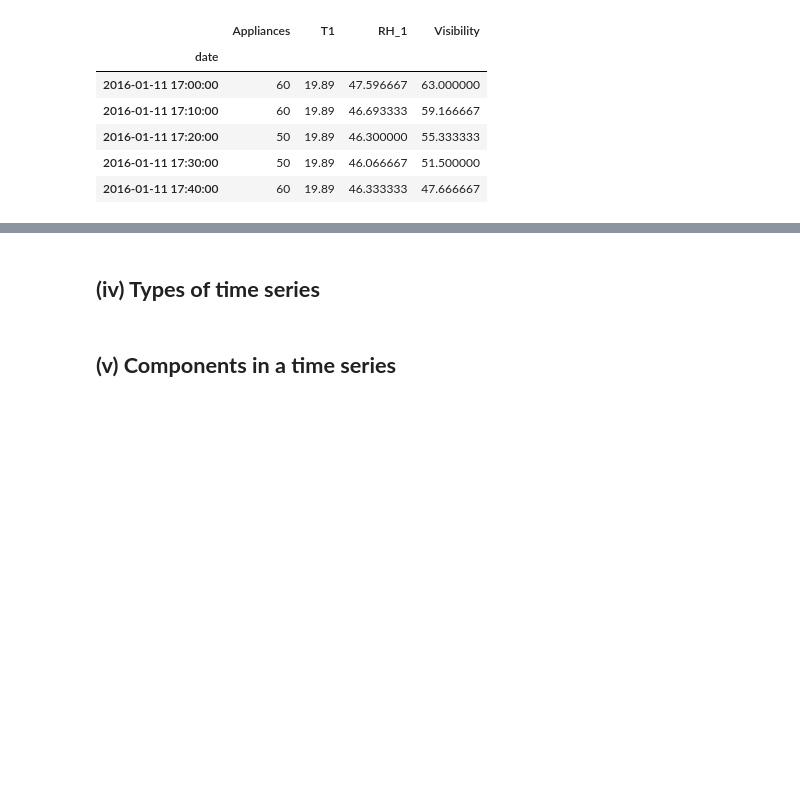
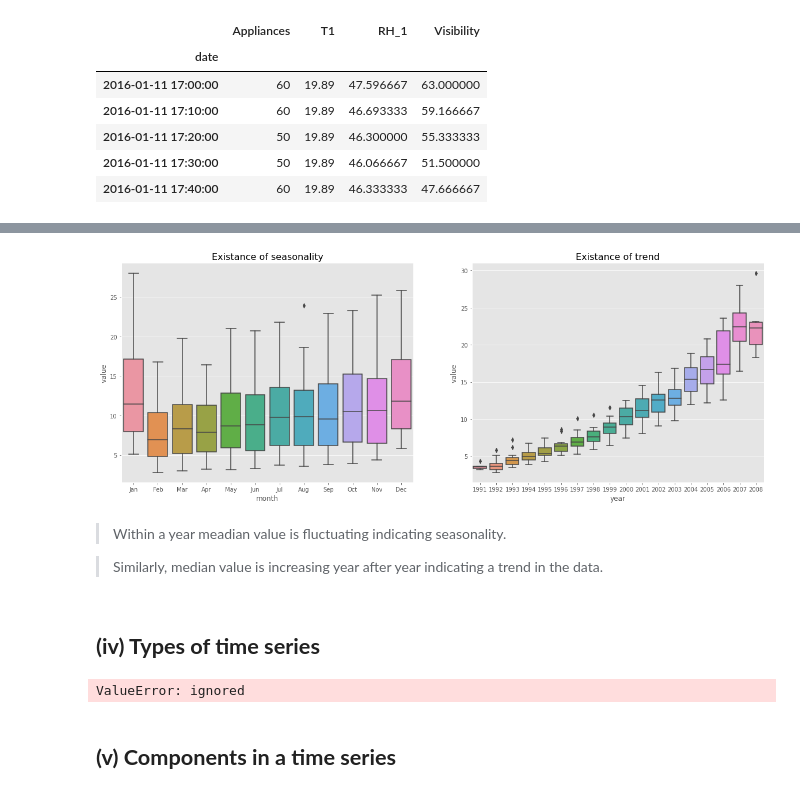
Before and after one commit to tdevip/TSA, a Jupyter notebook: 1 Introduction/1 What is Time Series and loading data in python.ipynb, the cells around one changed output, grey strips where cells are left out. Saved outputs shown, nothing was run; the diff lists cells and outputs as text; code cells hidden in the pictures; blank space fills up the shorter version.

```diff
--- a/1 Introduction/1 What is Time Series and loading data in python.ipynb
+++ b/1 Introduction/1 What is Time Series and loading data in python.ipynb
@@ -153,5 +236,29 @@ df.head()
+# %%
+# Draw Plot
+fig, ax = plt.subplots(1, 2, figsize=(20,7))
+sn.boxplot(x='month', y='value', data=df.loc[~df.year.isin([1991, 2008]), :], ax=ax[0])
+sn.boxplot(x='year', y='value', data=df, ax=ax[1])
+
+# Set Title
+ax[0].set_title('Existance of seasonality', fontsize=16)
+ax[1].set_title('Existance of trend', fontsize=16);
+plt.show();
+# %% [output]
+[figure, added]
+# %% [markdown]
+>Within a year meadian value is fluctuating indicating seasonality.
+
+>Similarly, median value is increasing year after year indicating a trend in the data.
 # %% [markdown]
 ## **(iv) Types of time series**
+# %%
+dt_parser = lambda x: pd.to_datetime(x, format='%d/%m/%Y', errors='coerce')
+df1 = pd.read_csv('https://raw.githubusercontent.com/tdevip/TSA/master/data-raw/HSN1F.csv', parse_dates=['Date'], index_col='Date', date_parser=dt_parser)
+df2 = pd.read_csv('https://raw.githubusercontent.com/tdevip/TSA/master/data-raw/ustreas.csv', index_col='sno')
+df3 = pd.read_csv('https://raw.githubusercontent.com/tdevip/TSA/master/data-raw/qauselec.csv', parse_dates=['Date'], index_col='Date', date_parser=lambda x: my_parser(float(x)))
+df3.head()
+# %% [output]
+ValueError: ignored
 # %% [markdown]
 ## **(v) Components in a time series**
 # %% [markdown]
```
Also changed, not shown: parts of 17 cells of this notebook, 2 other files.
